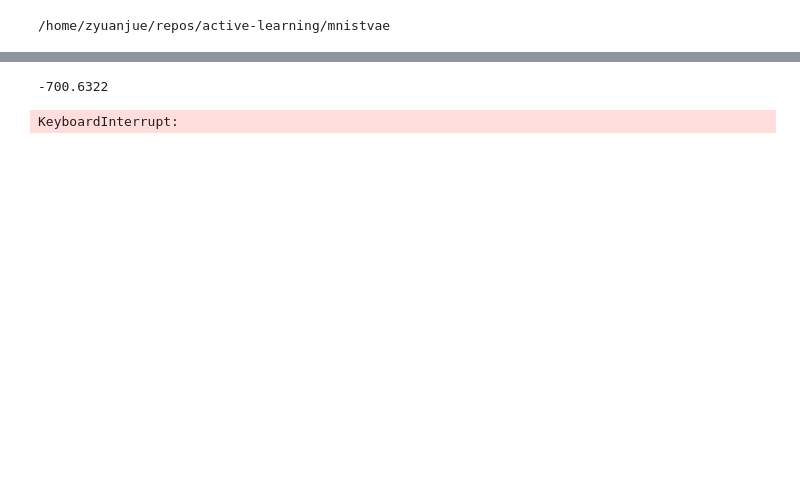
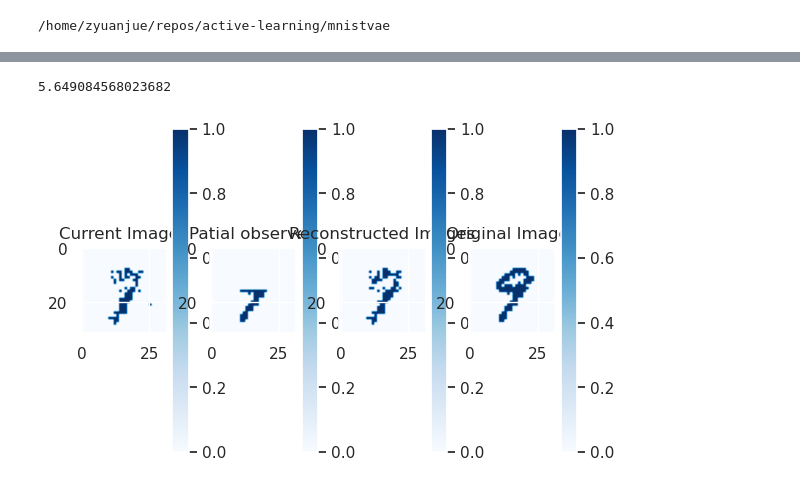
Before and after one commit to KUUUUUUUUz/active-learning, a Jupyter notebook: mnistvae/acquisition_notebook.ipynb, the cells around one changed output, grey strips where cells are left out. Drawn from its saved outputs; the diff is of its cells as text; code cells hidden in the pictures; blank space fills up the shorter version.

Commit message:
update- before ll curve

```diff
--- a/mnistvae/acquisition_notebook.ipynb
+++ b/mnistvae/acquisition_notebook.ipynb
@@ -106,43 +111,51 @@ def random_update(original_random:jnp.array, images: jnp.ndarray, mask_observed:
     #print(f"rand_mask : {jnp.sum(mask_return [0])}+ {jnp.sum(~mask_return [0])}")
     return images_updated, mask_return
 # %%
-# #DEMO
-# original_images = jnp.squeeze(batch['image'])
-# original_images = original_images.astype(jnp.float32)
-# original_images= pad_fn(original_images)
+#DEMO
+original_images = jnp.squeeze(batch['image'])
+original_images = original_images.astype(jnp.float32)
+original_images= pad_fn(original_images)
 
-# half_height = original_images.shape[1] // 2
+half_height = original_images.shape[1] // 2
 
-#     # Create mask and images with missing data
-# images_with_top_half_missing = original_images.copy()
-# images_with_top_half_missing = images_with_top_half_missing.at[:, :half_height, :].set(jnp.nan)
-# mask_missing = jnp.isnan(images_with_top_half_missing)
-# mask_observed = ~mask_missing
+images_with_top_half_missing = original_images.copy()
+images_with_top_half_missing = images_with_top_half_missing.at[:, :half_height, :].set(jnp.nan)
+mask_missing = jnp.isnan(images_with_top_half_missing)
+mask_observed = ~mask_missing
 
-#     #images_refill = update_images_fn(original_images, mask_observed)
-#    # mask_observed = pad_fn(mask_observed)
-#     #images_refill = pad_fn(images_refill)
-# batch_rng = jax.random.split(key, BATCH_SIZE)
-# model_output: ImageVAEOutput = model_fn(original_images, key=batch_rng)
-# reconstruction_img = model_output["observation_distribution"].sample(seed=key)
-# reconstruction_img =jnp.squeeze(reconstruction_img).astype(jnp.float32)
-#     #print(f"original_img:{original_images.shape} recon_img:{reconstruction_img.shape}")
-# images_refill = update_images_fn(reconstruction_img, mask_observed)
+batch_rng = jax.random.split(key, BATCH_SIZE)
+model_output: ImageVAEOutput = model_fn(original_images, key=batch_rng)
+reconstruction_img = model_output["observation_distribution"].sample(seed=key)
+reconstruction_img =jnp.squeeze(reconstruction_img).astype(jnp.float32)
+    #print(f"original_img:{original_images.shape} recon_img:{reconstruction_img.shape}")
 
-# current_images = images_refill
-# current_mask = mask_observed
+images_refill = update_images_fn(original_images, mask_observed) #orginal img  half replaced
+curr_output: ImageVAEOutput = model_fn(images_refill, key=batch_rng)
+current_images = curr_output["observation_distribution"].sample(seed=key)
+current_images = jnp.squeeze(current_images).astype(jnp.float32)
 
-# random_images = images_refill
-# random_mask = mask_observed
+plt.subplot(1, 4, 1)
+plt.imshow(current_images[0], cmap='Blues', vmin=0, vmax=1)
+plt.colorbar()
+plt.title("Current Images")
 
-# #update = jit(update)
-# print (-binary_cross_entropy(original_images,reconstruction_img)[0])
-# for _ in range(32*32):
-#     #updated_images, updated_mask = update(images_refill, reconstruction_img, current_images, current_mask, key)
-#     current_images, current_mask = update(images_refill,  reconstruction_img , current_images, current_mask, key)
+plt.subplot(1, 4, 2)
+plt.imshow(images_refill[0], cmap='Blues', vmin=0, vmax=1)
+plt.colorbar()
+plt.title("Patial observed")
 
-#     #print(-binary_cross_entropy(original_images, current_images)[0])
-# #print(f"curr_mask : {jnp.sum(current_mask[0])}+ {jnp.sum(~current_mask[0])}")
+plt.subplot(1, 4, 3)
+plt.imshow(reconstruction_img[0], cmap='Blues', vmin=0, vmax=1)
+plt.colorbar()
+plt.title("Reconstructed Images")
+
+plt.subplot(1, 4, 4)
+plt.imshow(original_images[0], cmap='Blues', vmin=0, vmax=1)
+plt.colorbar()
+plt.title("Original Images")
+"""Reconstruction Distortion(Base case trying to achieve)"""
+current_loss = get_evidence_lower_bound(original_images, model_output)
+current_loss['distortion'].item()
 # %% [output]
--700.6322
+5.649084568023682
-KeyboardInterrupt:
+[figure, added]
```
Also changed, not shown: parts of 7 cells of this notebook, 1 other file.
